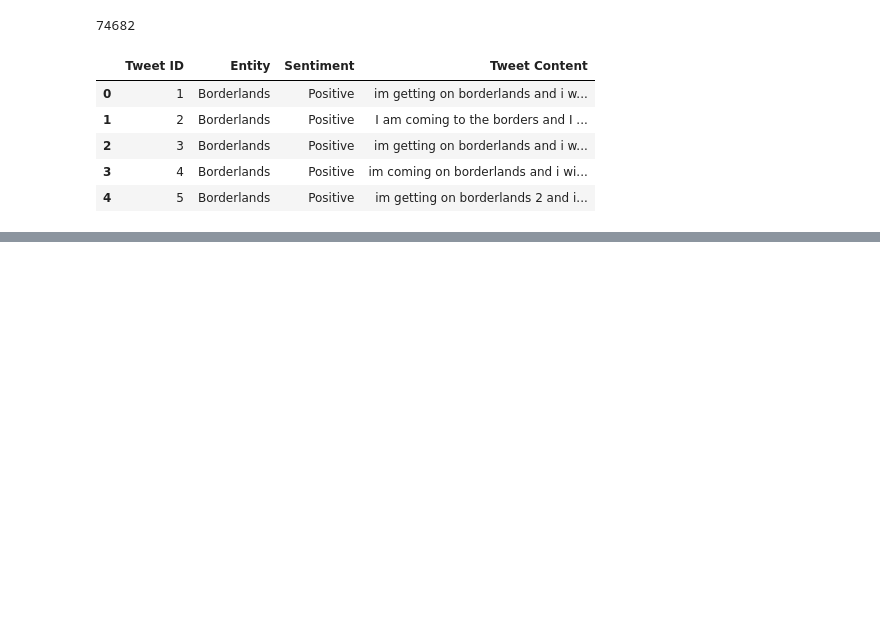
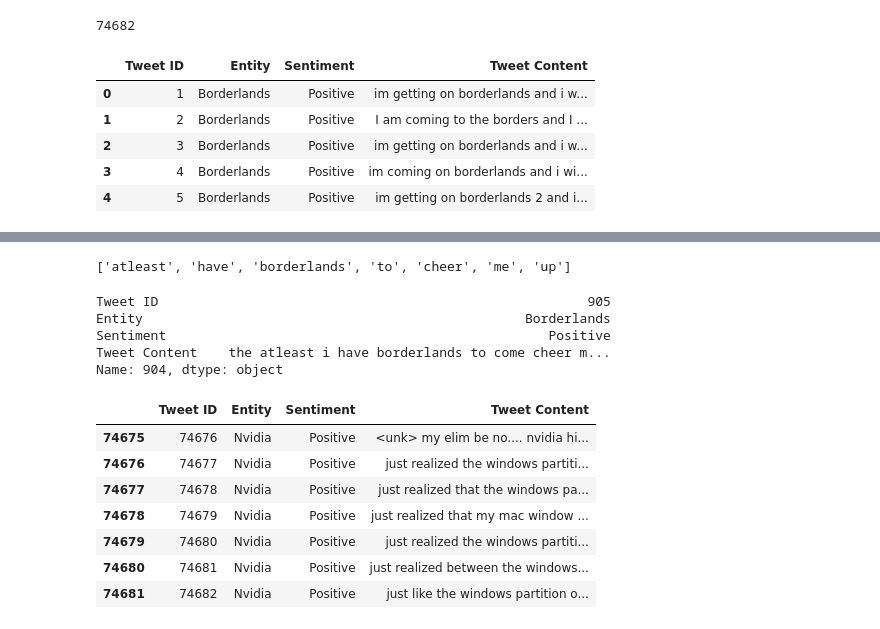
Before and after one commit to Brandon-Meyer0/VideogameTweets, a Jupyter notebook: EDA.ipynb, the cells around one changed output, grey strips where cells are left out. Drawn from its saved outputs; the diff is of its cells as text; code cells hidden in the pictures; blank space fills up the shorter version.

```diff
--- a/EDA.ipynb
+++ b/EDA.ipynb
@@ -104,0 +235,4 @@ twitter_training.head()
+# %%
+tokenizer.tokenize(Token_tweet_content[900]) #test if the tokenizer removes emojis, bye bye
+# %% [output]
+['atleast', 'have', 'borderlands', 'to', 'cheer', 'me', 'up']
@@ -104,0 +241,19 @@ twitter_training.head()
+# %%
+twitter_training.iloc[900] #test to see if the lowercase is the case for the data set
+# %% [output]
+Tweet ID                                                       905
+Entity                                                 Borderlands
+Sentiment                                                 Positive
+Tweet Content    the atleast i have borderlands to come cheer m...
+Name: 904, dtype: object
+# %%
+twitter_training.tail(7) #lowercase has been removed
+# %% [output]
+|  | Tweet ID | Entity | Sentiment | Tweet Content |
+| 74675 | 74676 | Nvidia | Positive | <unk> my elim be no.... nvidia hi... |
+| 74676 | 74677 | Nvidia | Positive | just realized the windows partiti... |
+| 74677 | 74678 | Nvidia | Positive | just realized that the windows pa... |
+| 74678 | 74679 | Nvidia | Positive | just realized that my mac window ... |
+| 74679 | 74680 | Nvidia | Positive | just realized the windows partiti... |
+| 74680 | 74681 | Nvidia | Positive | just realized between the windows... |
+| 74681 | 74682 | Nvidia | Positive | just like the windows partition o... |
```
Also changed, not shown: parts of 22 cells of this notebook.
